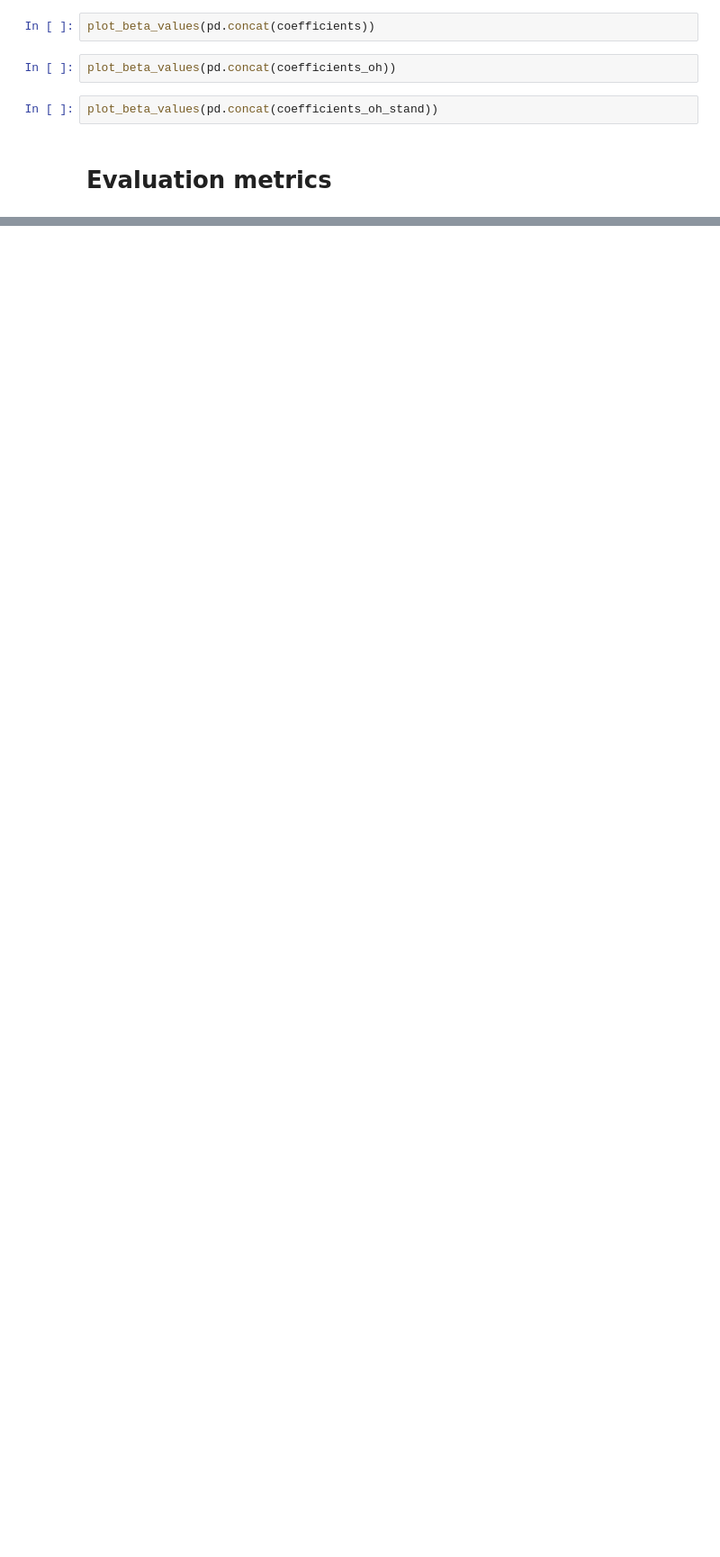
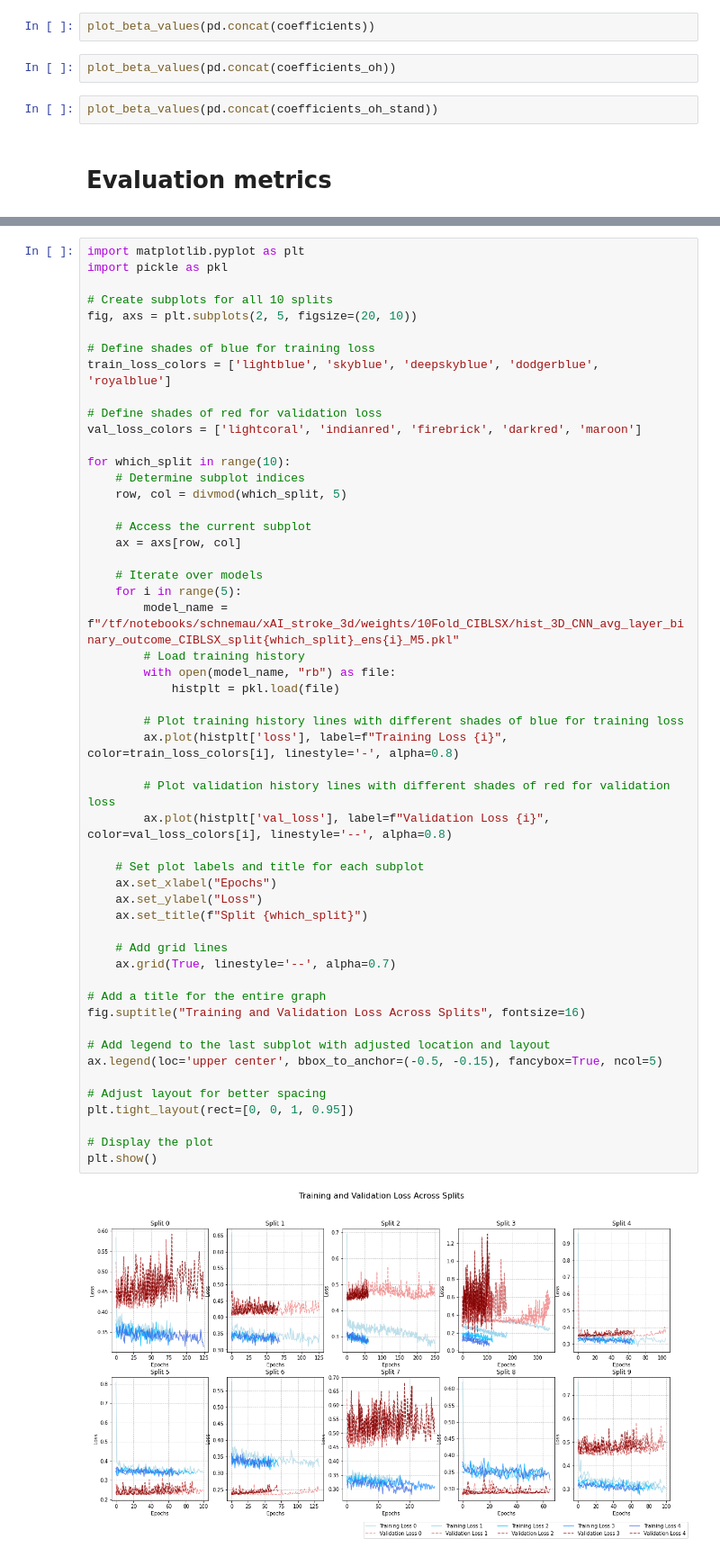
Before and after one commit to Mauwrice/explainable_AI, a Jupyter notebook: result_assembly_fin.ipynb, the cells around one changed output, grey strips where cells are left out. Shown at 90% size. Drawn from its saved outputs; the diff is of its cells as text; blank space fills up the shorter version.

```diff
--- a/result_assembly_fin.ipynb
+++ b/result_assembly_fin.ipynb
@@ -497,0 +541,54 @@ fm.bin_class_report_ontram(y_true, y_pred_binary_w, y_pred_trafo_avg_w)
+# %%
+import matplotlib.pyplot as plt
+import pickle as pkl
+
+# Create subplots for all 10 splits
+fig, axs = plt.subplots(2, 5, figsize=(20, 10))
+
+# Define shades of blue for training loss
+train_loss_colors = ['lightblue', 'skyblue', 'deepskyblue', 'dodgerblue', 'royalblue']
+
+# Define shades of red for validation loss
+val_loss_colors = ['lightcoral', 'indianred', 'firebrick', 'darkred', 'maroon']
+
+for which_split in range(10):
+    # Determine subplot indices
+    row, col = divmod(which_split, 5)
+
+    # Access the current subplot
+    ax = axs[row, col]
+
+    # Iterate over models
+    for i in range(5):
+        model_name = f"/tf/notebooks/schnemau/xAI_stroke_3d/weights/10Fold_CIBLSX/hist_3D_CNN_avg_layer_binary_outcome_CIBLSX_split{which_split}_ens{i}_M5.pkl"
+        # Load training history
+        with open(model_name, "rb") as file:
+            histplt = pkl.load(file)
+
+        # Plot training history lines with different shades of blue for training loss
+        ax.plot(histplt['loss'], label=f"Training Loss {i}", color=train_loss_colors[i], linestyle='-', alpha=0.8)
+
+        # Plot validation history lines with different shades of red for validation loss
+        ax.plot(histplt['val_loss'], label=f"Validation Loss {i}", color=val_loss_colors[i], linestyle='--', alpha=0.8)
+
+    # Set plot labels and title for each subplot
+    ax.set_xlabel("Epochs")
+    ax.set_ylabel("Loss")
+    ax.set_title(f"Split {which_split}")
+
+    # Add grid lines
+    ax.grid(True, linestyle='--', alpha=0.7)
+
+# Add a title for the entire graph
+fig.suptitle("Training and Validation Loss Across Splits", fontsize=16)
+
+# Add legend to the last subplot with adjusted location and layout
+ax.legend(loc='upper center', bbox_to_anchor=(-0.5, -0.15), fancybox=True, ncol=5)
+
+# Adjust layout for better spacing
+plt.tight_layout(rect=[0, 0, 1, 0.95])
+
+# Display the plot
+plt.show()
+# %% [output]
+[figure, added]
```
Also changed, not shown: parts of 15 cells of this notebook.
